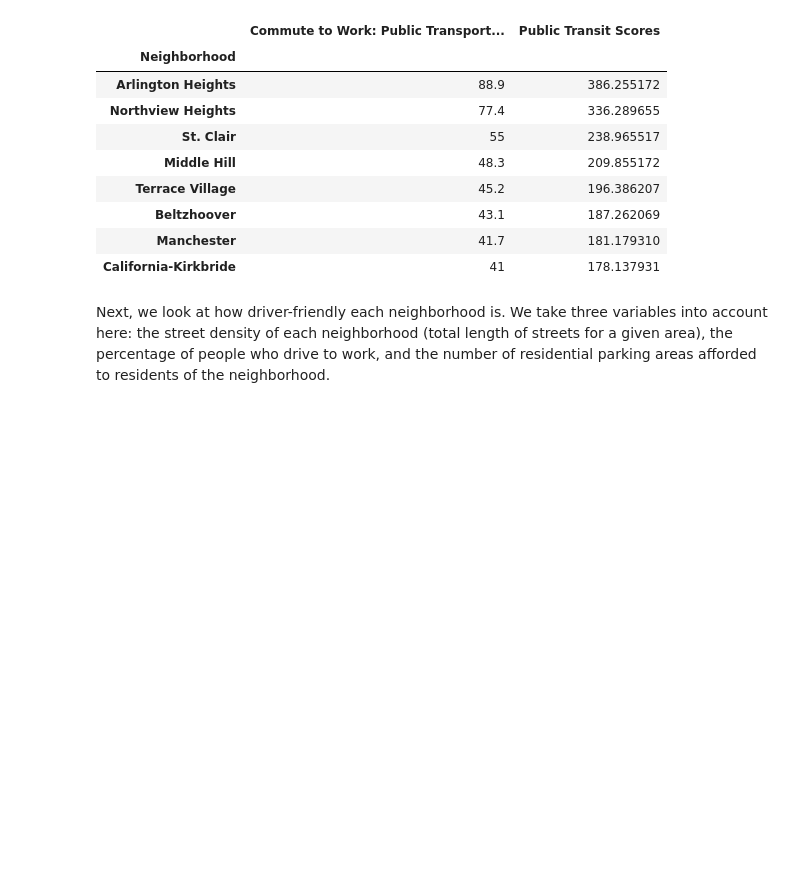
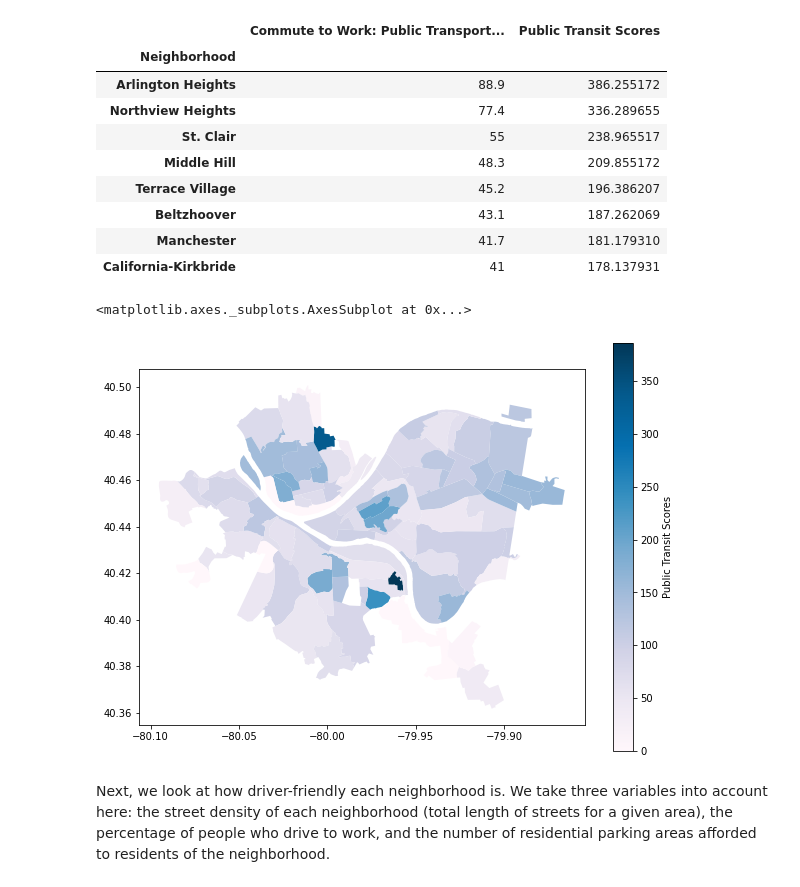
Before and after one commit to Nick0306/Big_Ideas_Final_Project, a Jupyter notebook: Dataset Notebooks/CombinedNotebook.ipynb, the cells around one changed output. Cells and saved outputs as stored; diff of their text form; code cells hidden in the pictures; blank space fills up the shorter version.

Commit message:
added geopandas to transportation section

```diff
--- a/Dataset Notebooks/CombinedNotebook.ipynb
+++ b/Dataset Notebooks/CombinedNotebook.ipynb
@@ -12,6 +12,7 @@ import numpy as np
 import geopandas as geo
 %matplotlib inline
 import matplotlib.pyplot as plt
+neighborhoods = geo.read_file("Neighborhoods/Neighborhoods_.shp")
 public_safety = pd.read_csv("public_safety.csv", index_col="Neighborhood")
 transportation = pd.read_csv('transportation.csv', index_col = "Neighborhood")
 weights = pd.read_csv("weights.csv", index_col = "Timestamp")
@@ -44,6 +45,19 @@ pt_scores.head(8)
 | Beltzhoover | 43.1 | 187.262069 |
 | Manchester | 41.7 | 181.179310 |
 | California-Kirkbride | 41 | 178.137931 |
+# %%
+# Geopandas representation
+scores1 = pt_scores.groupby("Neighborhood").sum()['Public Transit Scores']
+pt_map = neighborhoods.merge(scores1, how='left', left_on='hood', right_on='Neighborhood')
+pt_map.plot(column='Public Transit Scores',
+                  cmap='PuBu',
+                  figsize=(10,7.5),
+                  legend=True,
+                  legend_kwds={'label':"Public Transit Scores"}
+                  )
+# %% [output]
+<matplotlib.axes._subplots.AxesSubplot at 0x...>
+[figure, added]
 # %% [markdown]
 Next, we look at how driver-friendly each neighborhood is. We take three variables into account here: the street density of each neighborhood (total length of streets for a given area), the percentage of people who drive to work, and the number of residential parking areas afforded to residents of the neighborhood.
 # %%
```
Also changed, not shown: parts of 2 cells of this notebook.
